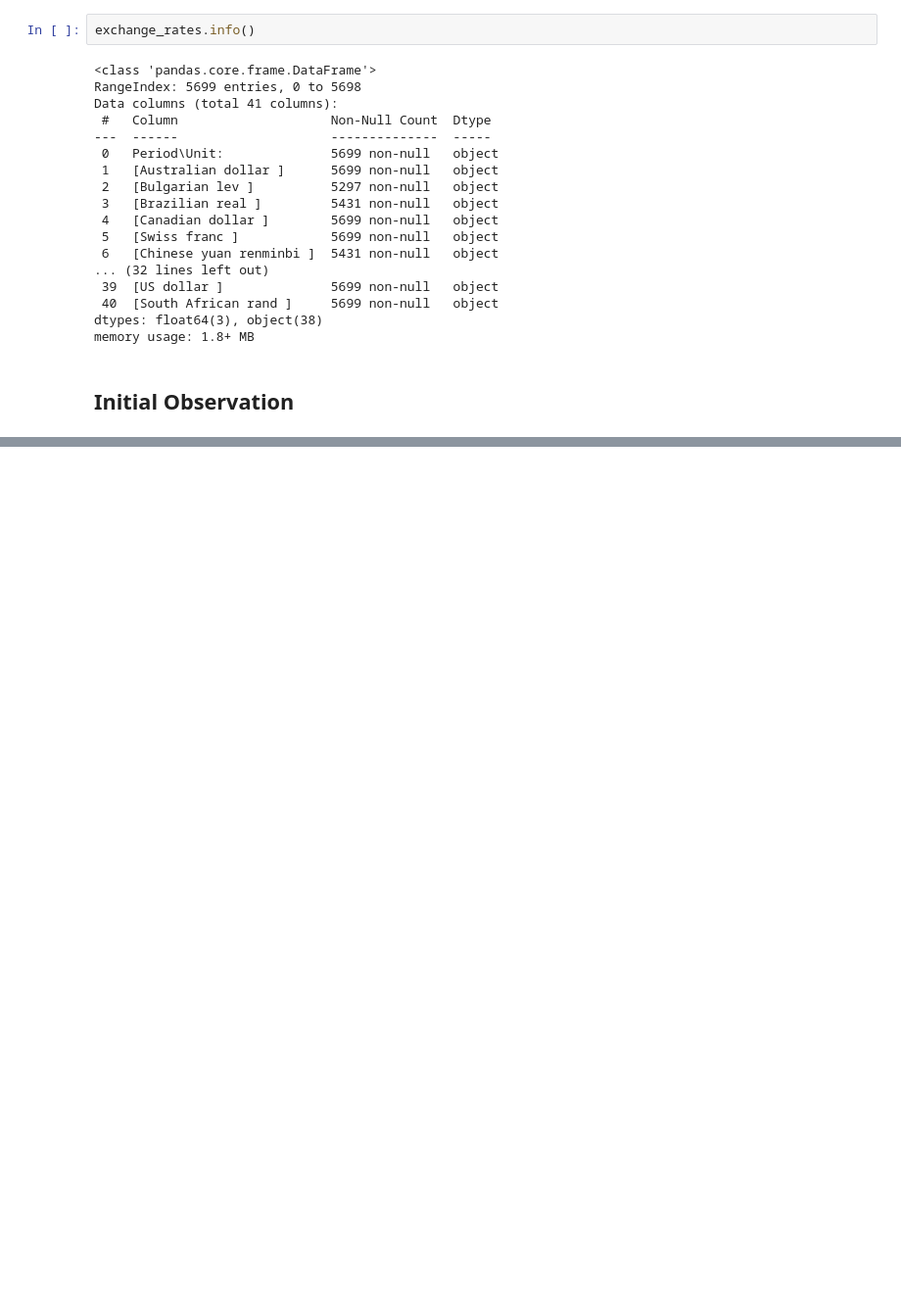
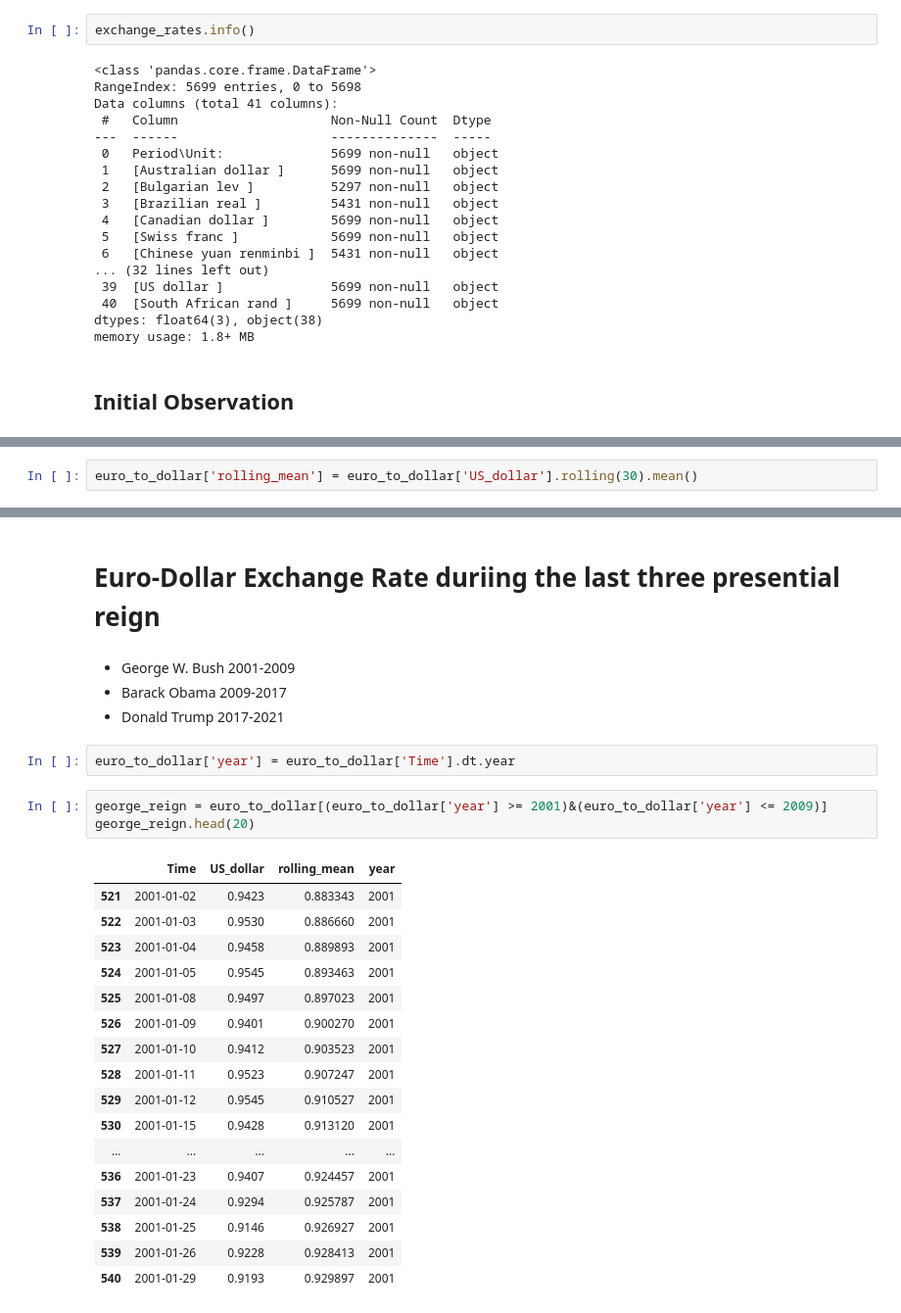
Before and after one commit to brandontanyu/ExchangeRate_Story_Telling_DataVisualization, a Jupyter notebook: Basics.ipynb, the cells around one changed output, grey strips where cells are left out. Shown: that part at 98% size. Cells and saved outputs as stored; diff of their text form; blank space fills up the shorter version.

```diff
--- a/Basics.ipynb
+++ b/Basics.ipynb
@@ -64,0 +118,2 @@ This working data set has size (5699 * 41)
+# %%
+euro_to_dollar['rolling_mean'] = euro_to_dollar['US_dollar'].rolling(30).mean()
@@ -64,0 +140,29 @@ This working data set has size (5699 * 41)
+# %% [markdown]
+# Euro-Dollar Exchange Rate duriing the last three presential reign
+# %% [markdown]
+* George W. Bush 2001-2009
+* Barack Obama 2009-2017
+* Donald Trump 2017-2021
+# %%
+euro_to_dollar['year'] = euro_to_dollar['Time'].dt.year
+# %%
+george_reign = euro_to_dollar[(euro_to_dollar['year'] >= 2001)&(euro_to_dollar['year'] <= 2009)]
+george_reign.head(20)
+# %% [output]
+|  | Time | US_dollar | rolling_mean | year |
+| 521 | 2001-01-02 | 0.9423 | 0.883343 | 2001 |
+| 522 | 2001-01-03 | 0.9530 | 0.886660 | 2001 |
+| 523 | 2001-01-04 | 0.9458 | 0.889893 | 2001 |
+| 524 | 2001-01-05 | 0.9545 | 0.893463 | 2001 |
+| 525 | 2001-01-08 | 0.9497 | 0.897023 | 2001 |
+| 526 | 2001-01-09 | 0.9401 | 0.900270 | 2001 |
+| 527 | 2001-01-10 | 0.9412 | 0.903523 | 2001 |
+| 528 | 2001-01-11 | 0.9523 | 0.907247 | 2001 |
+| 529 | 2001-01-12 | 0.9545 | 0.910527 | 2001 |
+| 530 | 2001-01-15 | 0.9428 | 0.913120 | 2001 |
+| ... | ... | ... | ... | ... |
+| 536 | 2001-01-23 | 0.9407 | 0.924457 | 2001 |
+| 537 | 2001-01-24 | 0.9294 | 0.925787 | 2001 |
+| 538 | 2001-01-25 | 0.9146 | 0.926927 | 2001 |
+| 539 | 2001-01-26 | 0.9228 | 0.928413 | 2001 |
+| 540 | 2001-01-29 | 0.9193 | 0.929897 | 2001 |
```
Also changed, not shown: parts of 19 cells of this notebook.
